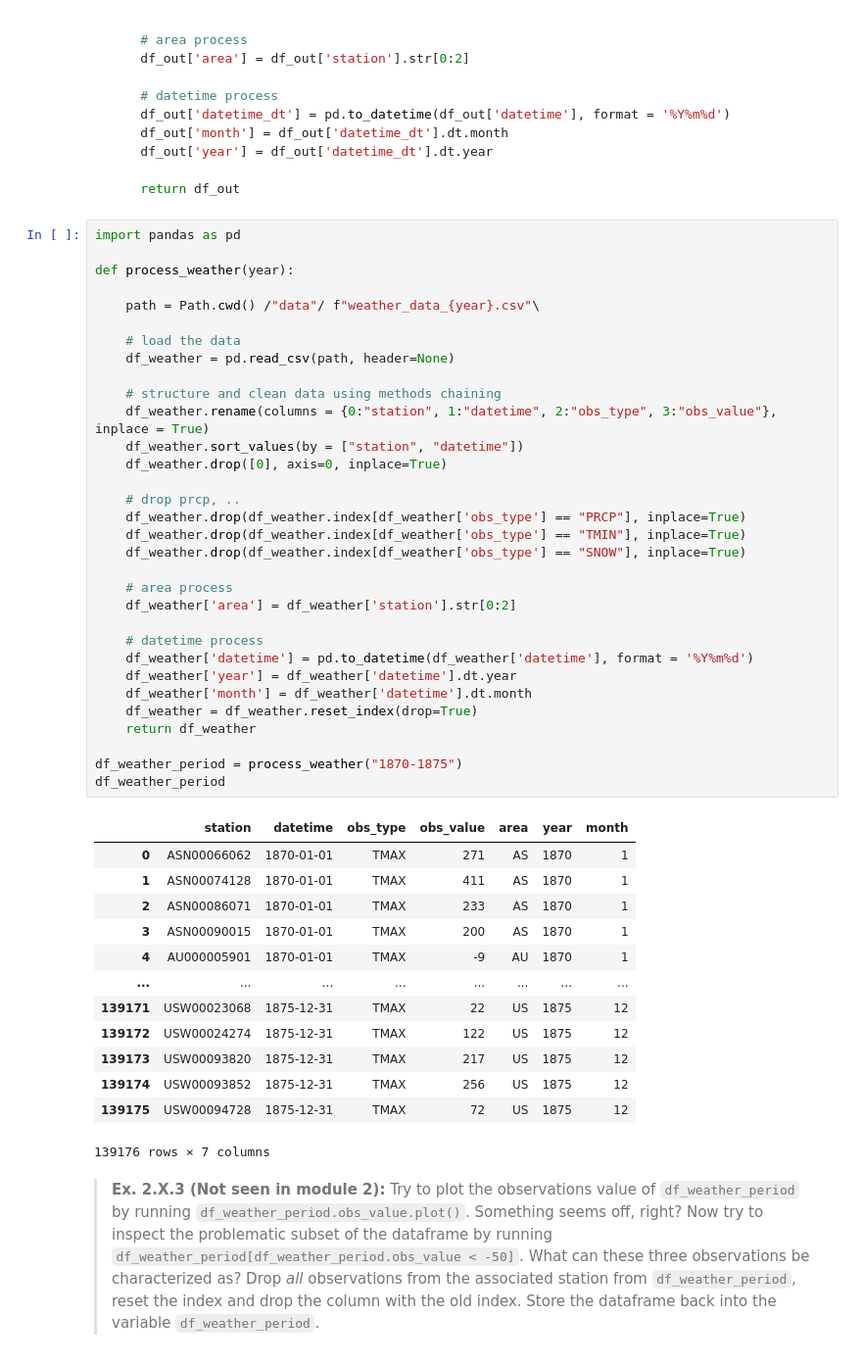
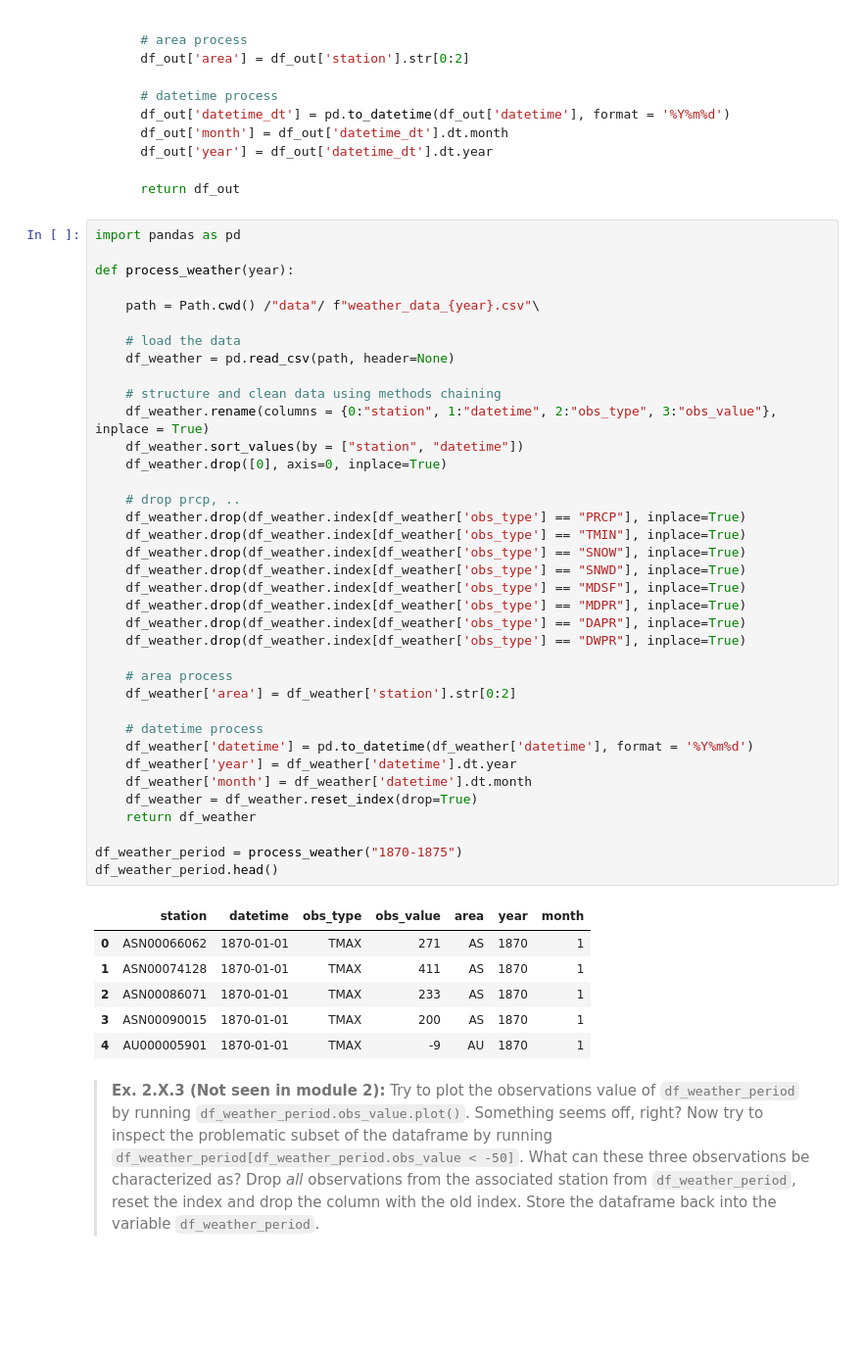
Before and after one commit to txg194/Qwe, a Jupyter notebook: Assignment 1/assignment_1.ipynb, the cells around one changed output. Shown: that part at 98% size. Cells and saved outputs as stored; diff of their text form; blank space fills up the shorter version.

Commit message:
small change in exercise 2.3.4
Now we should only have obs_type: "TMAX" in the dataset.

```diff
--- a/Assignment 1/assignment_1.ipynb
+++ b/Assignment 1/assignment_1.ipynb
@@ -116,41 +116,39 @@ def process_weather(year):
     df_weather = pd.read_csv(path, header=None)
 
     # structure and clean data using methods chaining
     df_weather.rename(columns = {0:"station", 1:"datetime", 2:"obs_type", 3:"obs_value"}, inplace = True)
     df_weather.sort_values(by = ["station", "datetime"])
     df_weather.drop([0], axis=0, inplace=True)
 
     # drop prcp, ..
     df_weather.drop(df_weather.index[df_weather['obs_type'] == "PRCP"], inplace=True)
     df_weather.drop(df_weather.index[df_weather['obs_type'] == "TMIN"], inplace=True)
     df_weather.drop(df_weather.index[df_weather['obs_type'] == "SNOW"], inplace=True)
+    df_weather.drop(df_weather.index[df_weather['obs_type'] == "SNWD"], inplace=True)
+    df_weather.drop(df_weather.index[df_weather['obs_type'] == "MDSF"], inplace=True)
+    df_weather.drop(df_weather.index[df_weather['obs_type'] == "MDPR"], inplace=True)
+    df_weather.drop(df_weather.index[df_weather['obs_type'] == "DAPR"], inplace=True)
+    df_weather.drop(df_weather.index[df_weather['obs_type'] == "DWPR"], inplace=True)
 
     # area process
     df_weather['area'] = df_weather['station'].str[0:2]
 
     # datetime process
     df_weather['datetime'] = pd.to_datetime(df_weather['datetime'], format = '%Y%m%d')
     df_weather['year'] = df_weather['datetime'].dt.year
     df_weather['month'] = df_weather['datetime'].dt.month
     df_weather = df_weather.reset_index(drop=True)
     return df_weather
 
 df_weather_period = process_weather("1870-1875")
-df_weather_period
+df_weather_period.head()
 # %% [output]
 |  | station | datetime | obs_type | obs_value | area | year | month |
 | 0 | ASN00066062 | 1870-01-01 | TMAX | 271 | AS | 1870 | 1 |
 | 1 | ASN00074128 | 1870-01-01 | TMAX | 411 | AS | 1870 | 1 |
 | 2 | ASN00086071 | 1870-01-01 | TMAX | 233 | AS | 1870 | 1 |
 | 3 | ASN00090015 | 1870-01-01 | TMAX | 200 | AS | 1870 | 1 |
 | 4 | AU000005901 | 1870-01-01 | TMAX | -9 | AU | 1870 | 1 |
-| ... | ... | ... | ... | ... | ... | ... | ... |
-| 139171 | USW00023068 | 1875-12-31 | TMAX | 22 | US | 1875 | 12 |
-| 139172 | USW00024274 | 1875-12-31 | TMAX | 122 | US | 1875 | 12 |
-| 139173 | USW00093820 | 1875-12-31 | TMAX | 217 | US | 1875 | 12 |
-| 139174 | USW00093852 | 1875-12-31 | TMAX | 256 | US | 1875 | 12 |
-| 139175 | USW00094728 | 1875-12-31 | TMAX | 72 | US | 1875 | 12 |
-139176 rows × 7 columns
 # %% [markdown]
 > **Ex. 2.X.3 (Not seen in module 2):** Try to plot the observations value of `df_weather_period` by running `df_weather_period.obs_value.plot()`. Something seems off, right? Now try to inspect the problematic subset of the dataframe by running `df_weather_period[df_weather_period.obs_value < -50]`. What can these three observations be characterized as? Drop _all_ observations from the associated station from `df_weather_period`, reset the index and drop the column with the old index. Store the dataframe back into the variable `df_weather_period`.
 # %%
```
